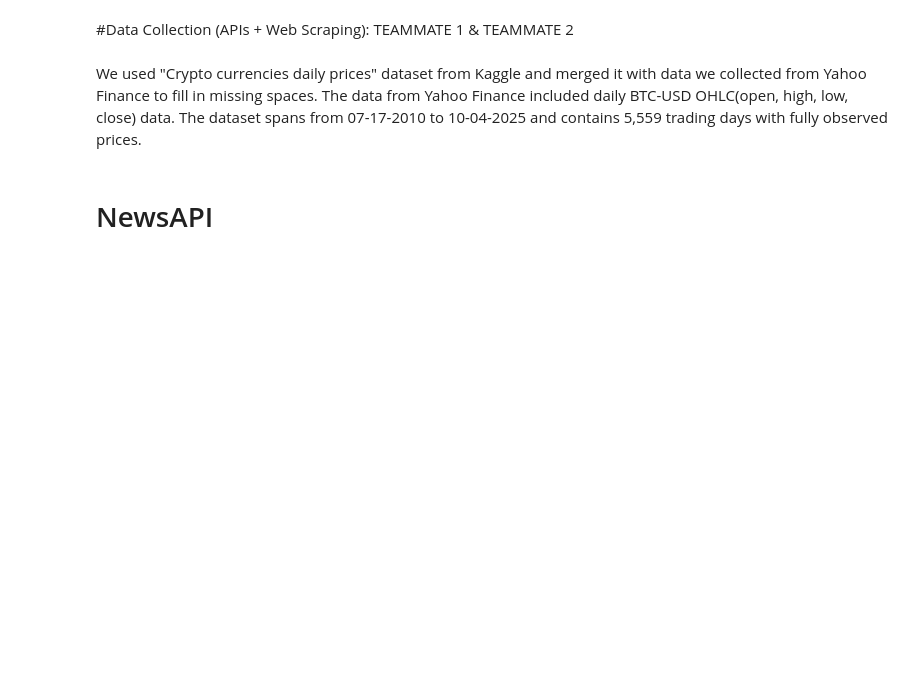
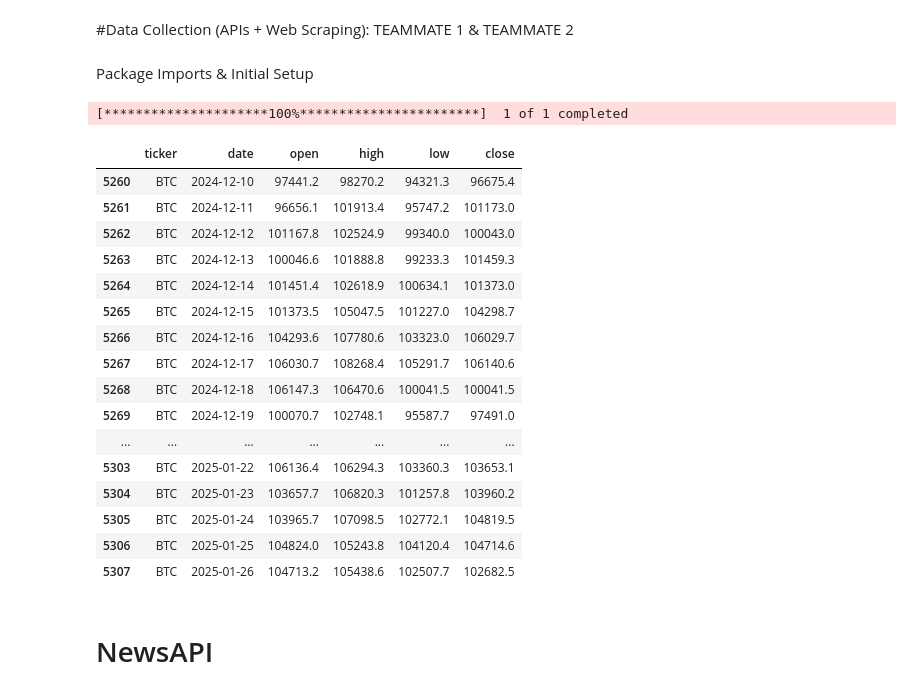
Before and after one commit to ashton-edakk/bitcoin-price-analysis, a Jupyter notebook: project.ipynb, the cells around one changed output. Drawn from its saved outputs; the diff is of its cells as text; code cells hidden in the pictures; blank space fills up the shorter version.

```diff
--- a/project.ipynb
+++ b/project.ipynb
@@ -26,4 +26,6 @@ In this project, we analyze the relationship between Bitcoin’s daily price mov
 Our scope has changed since we submitted our proposal slides. We were intially planning on focusing on all major crypto currencies in the past 5-10 years to solely focusing on Bitcoin's history.
 # %% [markdown]
 #Data Collection (APIs + Web Scraping): TEAMMATE 1 & TEAMMATE 2
+# %% [markdown]
+Package Imports & Initial Setup
 # %%
@@ -41,8 +41,6 @@ drive.mount('/content/drive')
 
 %cd "/content/drive/My Drive/Colab Notebooks/418 Team Project - Cryptocurrency Trends"
 # %%
-
-# Dataset from kaggle: https://www.kaggle.com/datasets/svaningelgem/crypto-currencies-daily-prices/data
 btc = pd.read_csv('cryptoData/BTC.csv')
 #eth = pd.read_csv('cryptoData/Copy of ETH-USD.csv')
 
@@ -56,36 +54,53 @@ btc_missing_data.columns = btc_missing_data.columns.get_level_values(0)
 btc_missing_data = btc_missing_data.reset_index();
 
 # Rename columns to match our original data set
 btc_missing_data = btc_missing_data.rename(columns={
     "Date": "date",
     "Open": "open",
     "High": "high",
     "Low": "low",
     "Close": "close",
     "Volume": "Volume"
 })
 
 btc_missing_data = btc_missing_data.drop(columns=["Volume"])
 
 # Adds ticker column and reorders existing columns to match btc dataset
 btc_missing_data["ticker"] = "BTC"
 btc_missing_data = btc_missing_data[["ticker", "date", "open", "high", "low", "close"]]
 
 # Round data to match rounding in btc
 btc_missing_data[['open', 'high', 'low', 'close']] = btc_missing_data[['open', 'high', 'low', 'close']].round(1)
 
 # If the date is already found in btc, don't include it
 btc_missing_data = btc_missing_data[~btc_missing_data['date'].isin(btc['date'])]
 
 btc["date"] = pd.to_datetime(btc["date"])
 
 # Merge our datasets together and sort by date
 btc_full = pd.concat([btc, btc_missing_data], ignore_index=True)
 btc_full = btc_full.sort_values(by='date').reset_index(drop=True)
 
-btc_full
+btc_full[(btc_full['date'] >= '2024-12-10') & (btc_full['date'] <= '2025-01-26')]
+# %% [output]
+[*********************100%***********************]  1 of 1 completed
+|  | ticker | date | open | high | low | close |
+| 5260 | BTC | 2024-12-10 | 97441.2 | 98270.2 | 94321.3 | 96675.4 |
+| 5261 | BTC | 2024-12-11 | 96656.1 | 101913.4 | 95747.2 | 101173.0 |
+| 5262 | BTC | 2024-12-12 | 101167.8 | 102524.9 | 99340.0 | 100043.0 |
+| 5263 | BTC | 2024-12-13 | 100046.6 | 101888.8 | 99233.3 | 101459.3 |
+| 5264 | BTC | 2024-12-14 | 101451.4 | 102618.9 | 100634.1 | 101373.0 |
+| 5265 | BTC | 2024-12-15 | 101373.5 | 105047.5 | 101227.0 | 104298.7 |
+| 5266 | BTC | 2024-12-16 | 104293.6 | 107780.6 | 103323.0 | 106029.7 |
+| 5267 | BTC | 2024-12-17 | 106030.7 | 108268.4 | 105291.7 | 106140.6 |
+| 5268 | BTC | 2024-12-18 | 106147.3 | 106470.6 | 100041.5 | 100041.5 |
+| 5269 | BTC | 2024-12-19 | 100070.7 | 102748.1 | 95587.7 | 97491.0 |
+| ... | ... | ... | ... | ... | ... | ... |
+| 5303 | BTC | 2025-01-22 | 106136.4 | 106294.3 | 103360.3 | 103653.1 |
+| 5304 | BTC | 2025-01-23 | 103657.7 | 106820.3 | 101257.8 | 103960.2 |
+| 5305 | BTC | 2025-01-24 | 103965.7 | 107098.5 | 102772.1 | 104819.5 |
+| 5306 | BTC | 2025-01-25 | 104824.0 | 105243.8 | 104120.4 | 104714.6 |
+| 5307 | BTC | 2025-01-26 | 104713.2 | 105438.6 | 102507.7 | 102682.5 |
-# %% [markdown]
-We used "Crypto currencies daily prices" dataset from Kaggle and merged it with data we collected from Yahoo Finance to fill in missing spaces. The data from Yahoo Finance included daily BTC-USD OHLC(open, high, low, close) data. The dataset spans from 07-17-2010 to 10-04-2025 and contains 5,559 trading days with fully observed prices.
 # %% [markdown]
 # NewsAPI
 # %%
```
Also changed, not shown: parts of 49 cells of this notebook, 1 other file.
